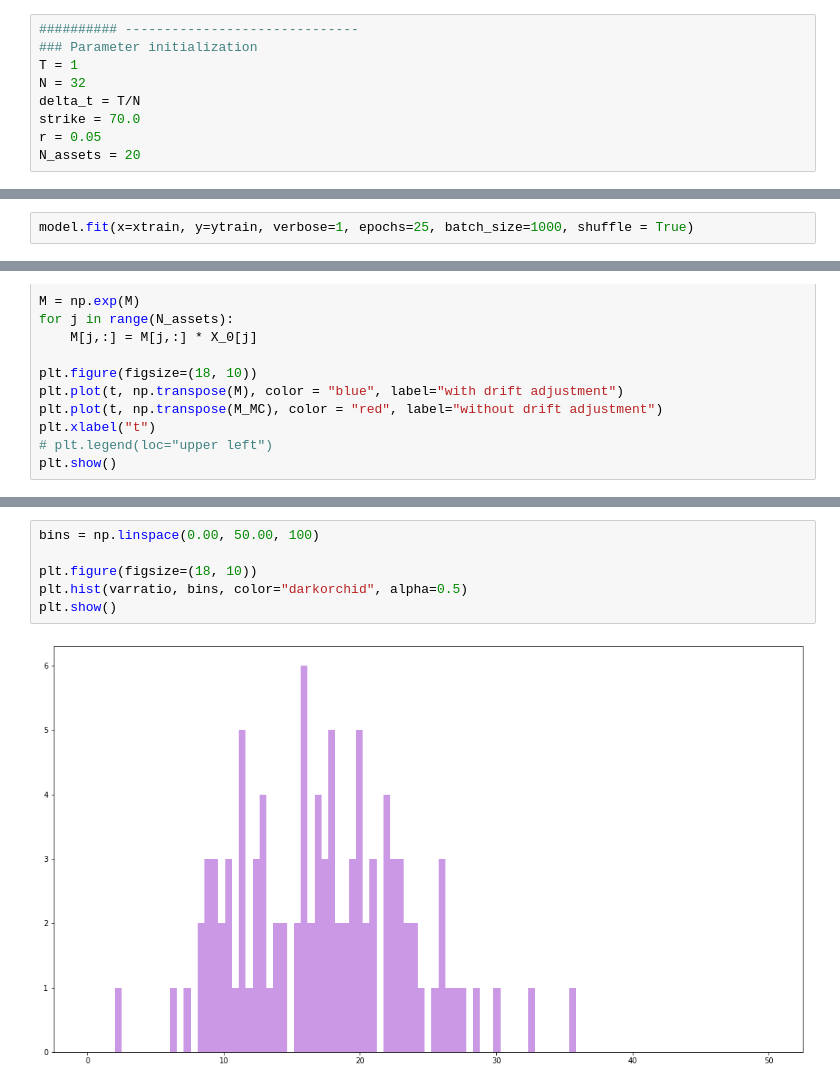
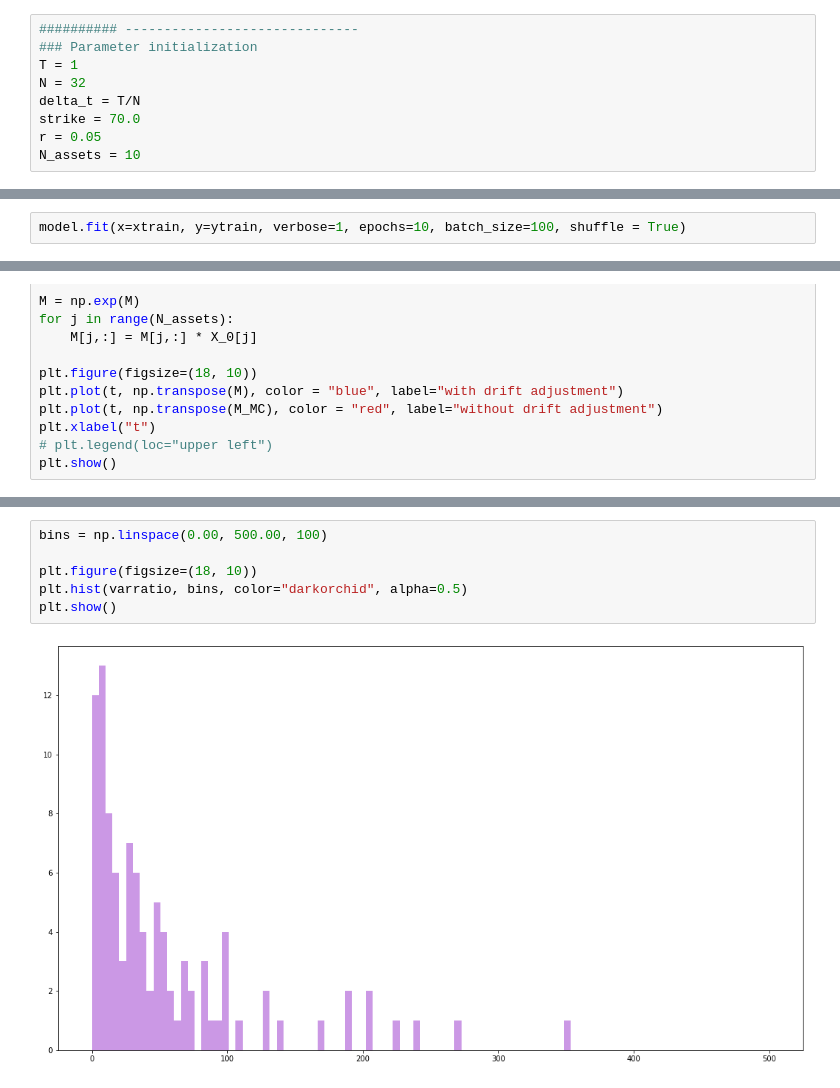
Before and after one commit to aarandjel/importance-sampling-with-feedforward-neural-networks, a Jupyter notebook: arithmetic_asian_basket_call_multivariate_Black_Scholes.ipynb, the cells around one changed output, grey strips where cells are left out. Drawn from its saved outputs; the diff is of its cells as text.

```diff
--- a/arithmetic_asian_basket_call_multivariate_Black_Scholes.ipynb
+++ b/arithmetic_asian_basket_call_multivariate_Black_Scholes.ipynb
@@ -32,6 +37,6 @@ N = 32
 delta_t = T/N
 strike = 70.0
 r = 0.05
-N_assets = 20
+N_assets = 10
 # %%
 X_0 = np.around(np.random.uniform(low=40.0, high=50.0, size=(N_assets,1)),0)
@@ -320,3 +300,3 @@ K.set_value(model.optimizer.learning_rate, 0.0001)
 # %%
-model.fit(x=xtrain, y=ytrain, verbose=1, epochs=25, batch_size=1000, shuffle = True)
+model.fit(x=xtrain, y=ytrain, verbose=1, epochs=10, batch_size=100, shuffle = True)
 # %% [output]
@@ -547,11 +527,11 @@ mean IS estimate standard error:  0.3864
 # %%
-bins = np.linspace(0.00, 50.00, 100)
+bins = np.linspace(0.00, 500.00, 100)
 
 plt.figure(figsize=(18, 10))
 plt.hist(varratio, bins, color="darkorchid", alpha=0.5)
 plt.show()
 # %% [output]
-[figure, old version]
+[figure, new version]
 # %%
 import pandas as pd
 
```
Also changed, not shown: parts of 37 cells of this notebook.
